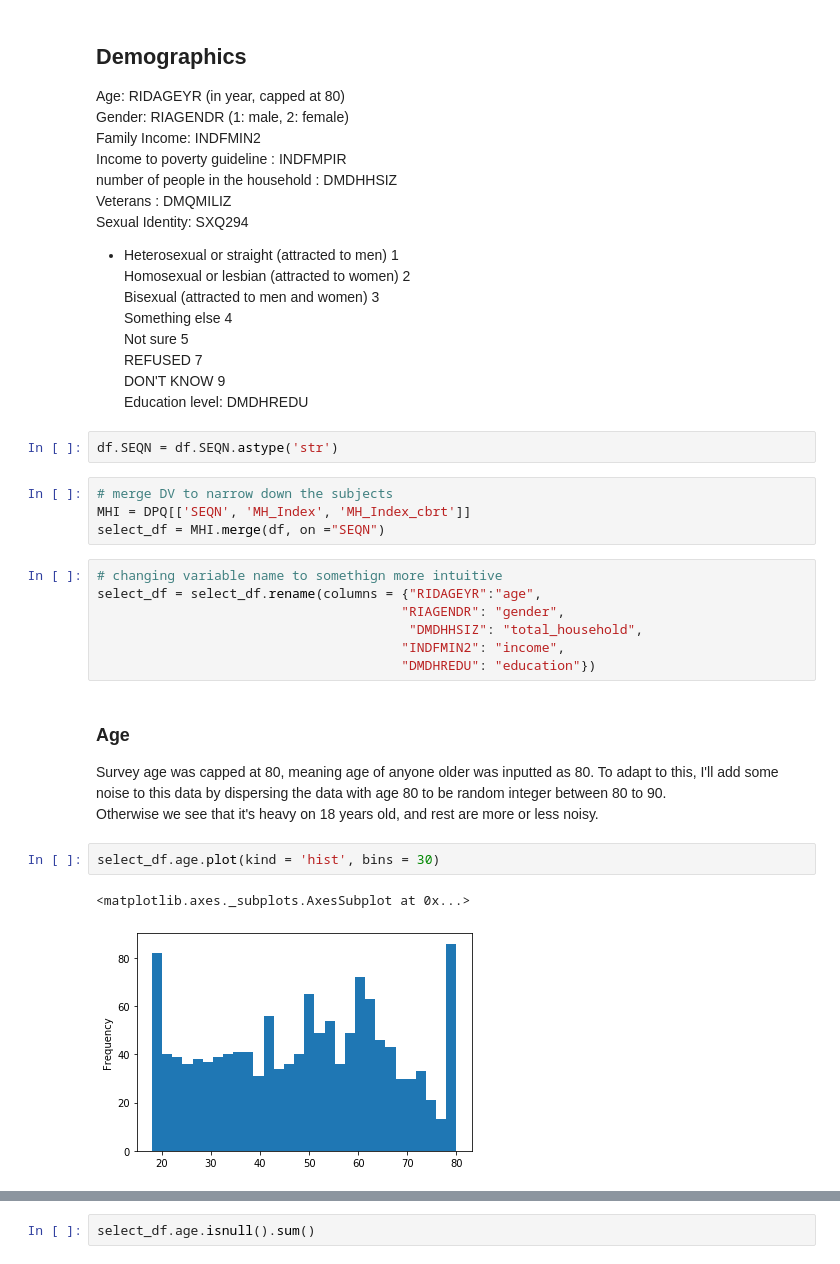
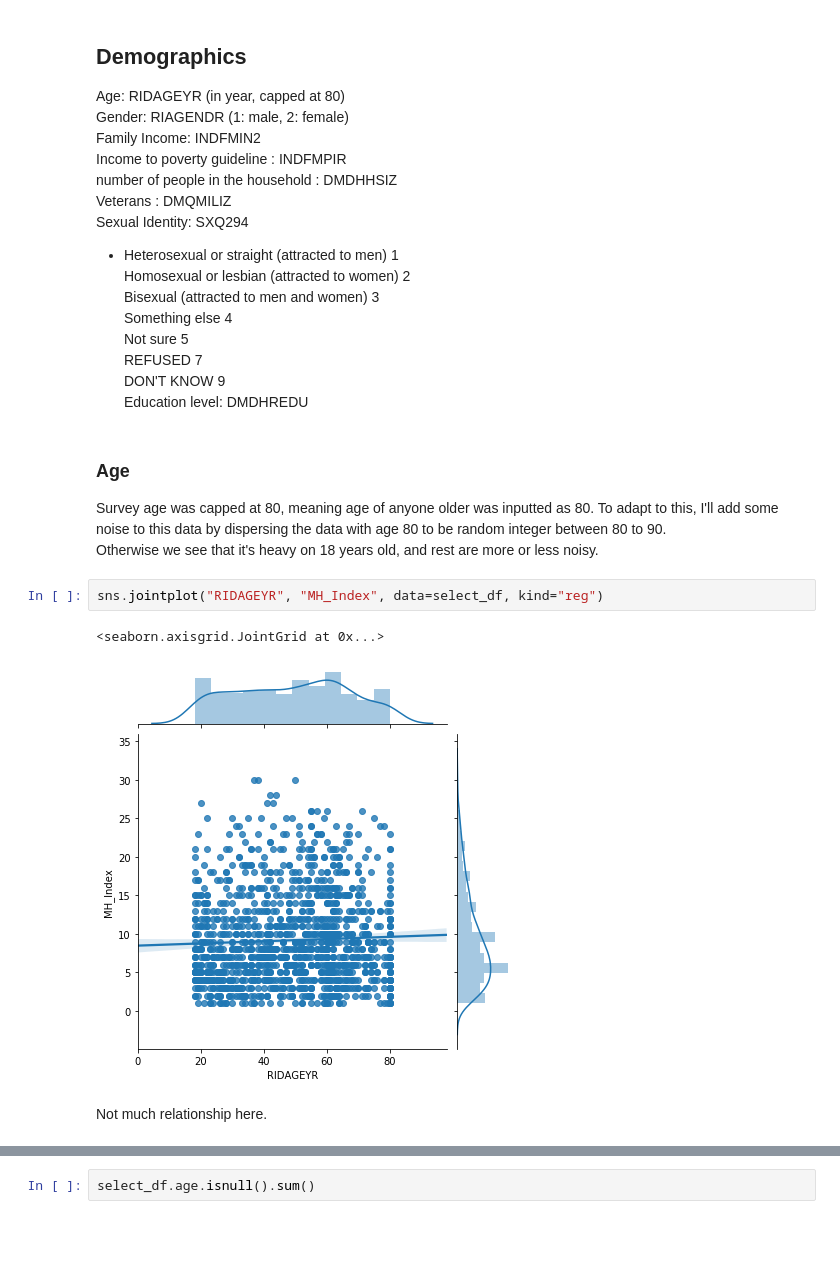
Before and after one commit to stereopickle/mental_health_index, a Jupyter notebook: 001.Linear_Regression_NHANES_data.ipynb, the cells around one changed output, grey strips where cells are left out. Drawn from its saved outputs; the diff is of its cells as text; blank space fills up the shorter version.

```diff
--- a/001.Linear_Regression_NHANES_data.ipynb
+++ b/001.Linear_Regression_NHANES_data.ipynb
@@ -205,26 +262,15 @@ Sexual Identity: SXQ294
     REFUSED  7
     DON'T KNOW  9
 Education level: DMDHREDU
-# %%
-df.SEQN = df.SEQN.astype('str')
-# %%
-# merge DV to narrow down the subjects
-MHI = DPQ[['SEQN', 'MH_Index', 'MH_Index_cbrt']]
-select_df = MHI.merge(df, on ="SEQN")
-# %%
-# changing variable name to somethign more intuitive
-select_df = select_df.rename(columns = {"RIDAGEYR":"age",
-                                       "RIAGENDR": "gender",
-                                        "DMDHHSIZ": "total_household",
-                                       "INDFMIN2": "income",
-                                       "DMDHREDU": "education"})
 # %% [markdown]
 ### Age
 Survey age was capped at 80, meaning age of anyone older was inputted as 80. To adapt to this, I'll add some noise to this data by dispersing the data with age 80 to be random integer between 80 to 90.
 Otherwise we see that it's heavy on 18 years old, and rest are more or less noisy.
-# %%
-select_df.age.plot(kind = 'hist', bins = 30)
-# %% [output]
-<matplotlib.axes._subplots.AxesSubplot at 0x...>
-[figure, removed]
+# %%
+sns.jointplot("RIDAGEYR", "MH_Index", data=select_df, kind="reg")
+# %% [output]
+<seaborn.axisgrid.JointGrid at 0x...>
+[figure, added]
+# %% [markdown]
+Not much relationship here.
 # %%
```
Also changed, not shown: parts of 112 cells of this notebook.
